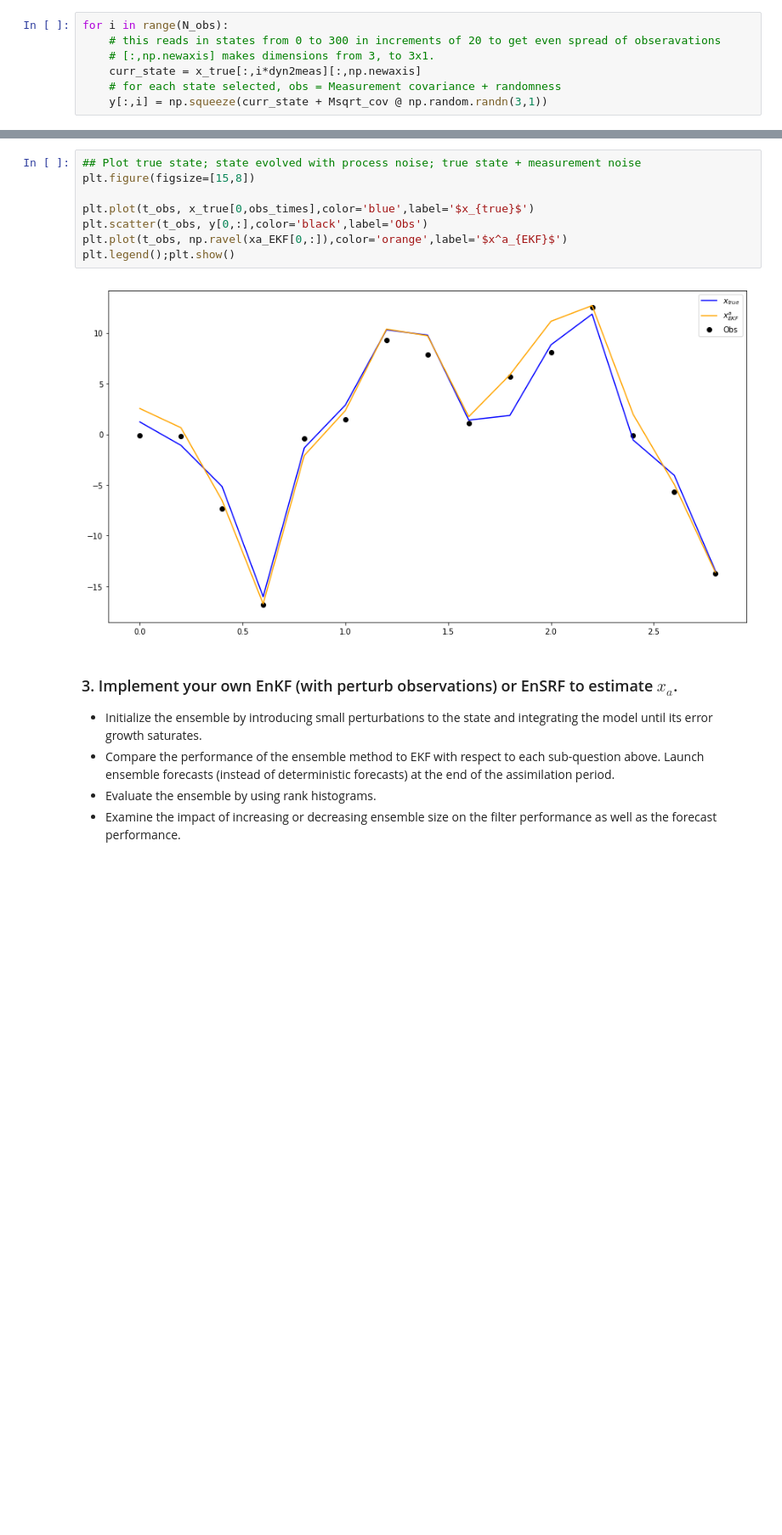
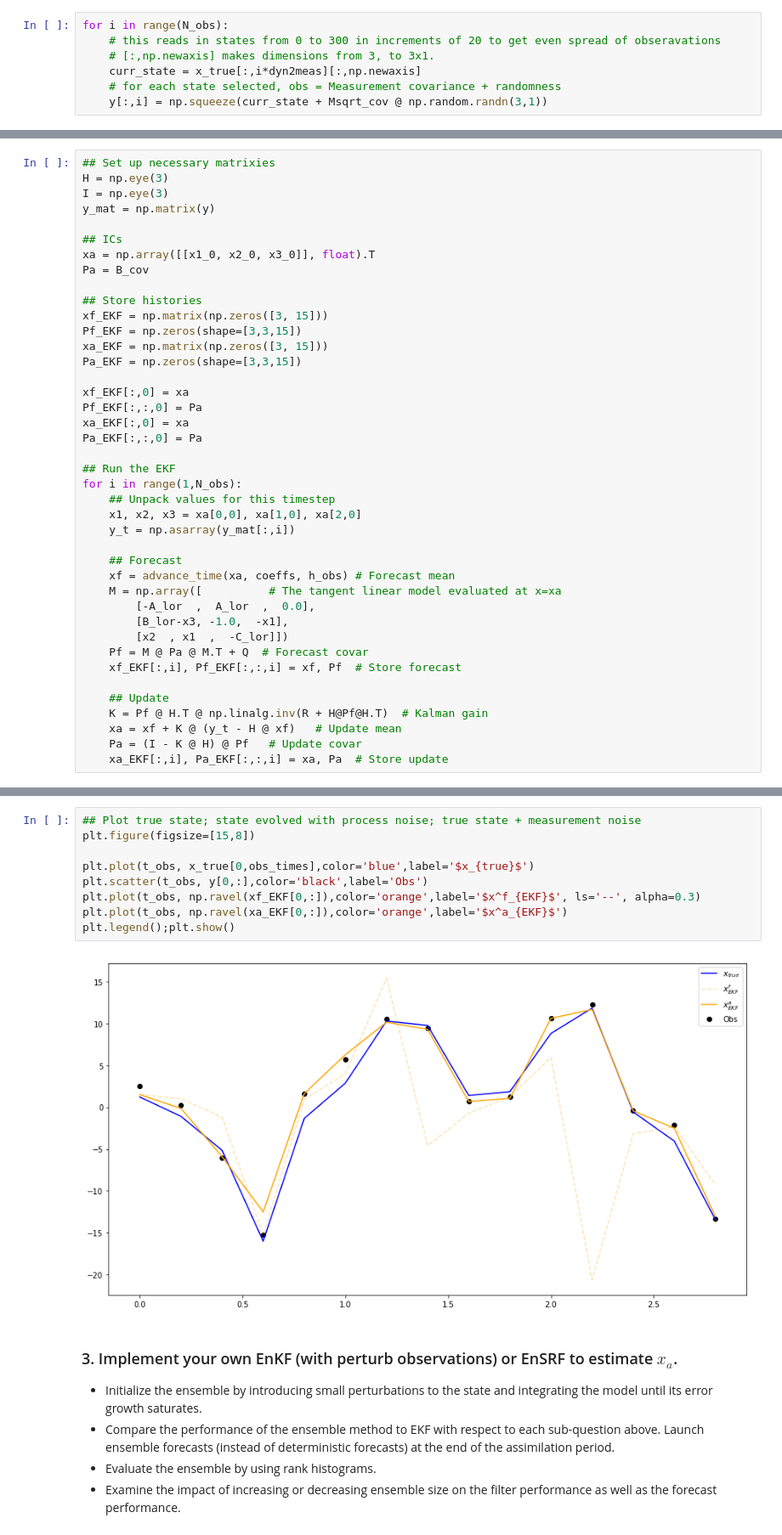
Before and after one commit to Markleonard1019/ASEN, a Jupyter notebook: midterm_Q2_alex.ipynb, the cells around one changed output, grey strips where cells are left out. Shown: that part at 85% size. Drawn from its saved outputs; the diff is of its cells as text; blank space fills up the shorter version.

```diff
--- a/midterm_Q2_alex.ipynb
+++ b/midterm_Q2_alex.ipynb
@@ -202 +215,42 @@ plt.show()
+# %%
+## Set up necessary matrixies
+H = np.eye(3)
+I = np.eye(3)
+y_mat = np.matrix(y)
+
+## ICs
+xa = np.array([[x1_0, x2_0, x3_0]], float).T
+Pa = B_cov
+
+## Store histories
+xf_EKF = np.matrix(np.zeros([3, 15]))
+Pf_EKF = np.zeros(shape=[3,3,15])
+xa_EKF = np.matrix(np.zeros([3, 15]))
+Pa_EKF = np.zeros(shape=[3,3,15])
+
+xf_EKF[:,0] = xa
+Pf_EKF[:,:,0] = Pa
+xa_EKF[:,0] = xa
+Pa_EKF[:,:,0] = Pa
+
+## Run the EKF
+for i in range(1,N_obs):
+    ## Unpack values for this timestep
+    x1, x2, x3 = xa[0,0], xa[1,0], xa[2,0]
+    y_t = np.asarray(y_mat[:,i])
+
+    ## Forecast
+    xf = advance_time(xa, coeffs, h_obs) # Forecast mean
+    M = np.array([          # The tangent linear model evaluated at x=xa
+        [-A_lor  ,  A_lor  ,  0.0],
+        [B_lor-x3, -1.0,  -x1],
+        [x2  , x1  ,  -C_lor]])
+    Pf = M @ Pa @ M.T + Q  # Forecast covar
+    xf_EKF[:,i], Pf_EKF[:,:,i] = xf, Pf  # Store forecast
+
+    ## Update
+    K = Pf @ H.T @ np.linalg.inv(R + H@Pf@H.T)  # Kalman gain
+    xa = xf + K @ (y_t - H @ xf)   # Update mean
+    Pa = (I - K @ H) @ Pf   # Update covar
+    xa_EKF[:,i], Pa_EKF[:,:,i] = xa, Pa  # Store update
 # %%
@@ -263,13 +322,14 @@ Big questions:
 # %%
 ## Plot true state; state evolved with process noise; true state + measurement noise
 plt.figure(figsize=[15,8])
 
 plt.plot(t_obs, x_true[0,obs_times],color='blue',label='$x_{true}$')
 plt.scatter(t_obs, y[0,:],color='black',label='Obs')
+plt.plot(t_obs, np.ravel(xf_EKF[0,:]),color='orange',label='$x^f_{EKF}$', ls='--', alpha=0.3)
 plt.plot(t_obs, np.ravel(xa_EKF[0,:]),color='orange',label='$x^a_{EKF}$')
 plt.legend();plt.show()
 # %% [output]
-[figure, old version]
+[figure, new version]
 # %% [markdown]
 ### 3. Implement your own EnKF (with perturb observations) or EnSRF to estimate $x_a$.
  - Initialize the ensemble by introducing small perturbations to the state and integrating the model until its error growth saturates.
```
Also changed, not shown: parts of 6 cells of this notebook.
